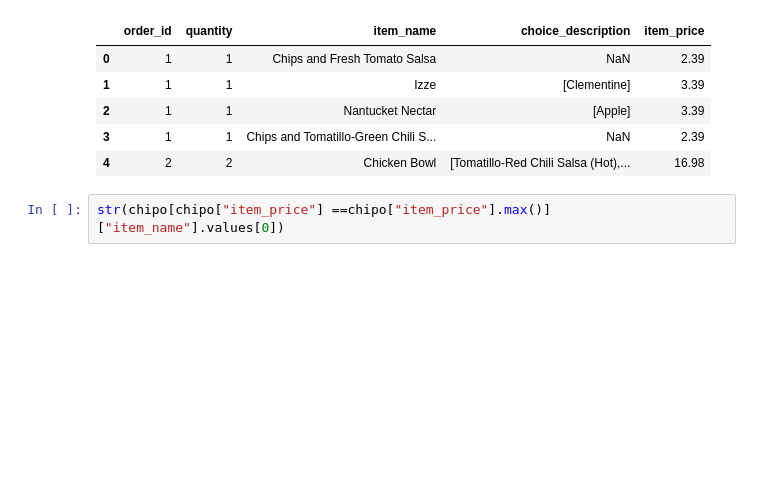
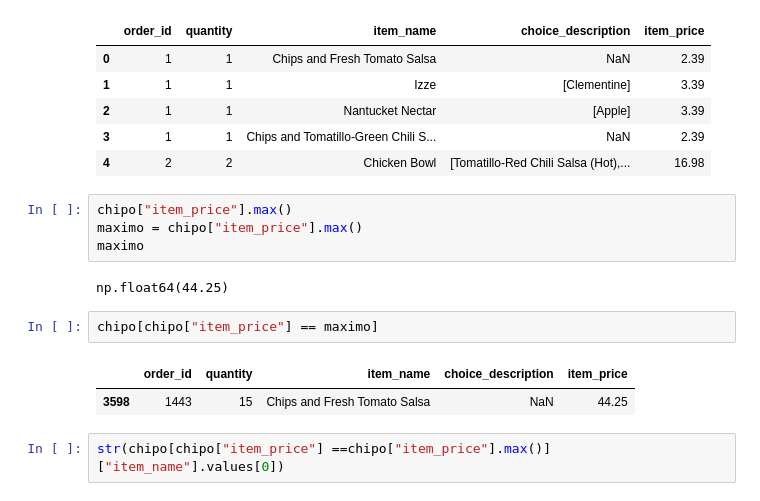
Before and after one commit to hegoithebridge/2503_dsft_thebridge, a Jupyter notebook: 2-Data_Analysis/2-Pandas/Practica/1-Chipotle/Chipotle.ipynb, the cells around one changed output. Drawn from its saved outputs; the diff is of its cells as text; blank space fills up the shorter version.

```diff
--- a/2-Data_Analysis/2-Pandas/Practica/1-Chipotle/Chipotle.ipynb
+++ b/2-Data_Analysis/2-Pandas/Practica/1-Chipotle/Chipotle.ipynb
@@ -69,6 +89,17 @@ chipo.head()
 | 2 | 1 | 1 | Nantucket Nectar | [Apple] | 3.39 |
 | 3 | 1 | 1 | Chips and Tomatillo-Green Chili S... | NaN | 2.39 |
 | 4 | 2 | 2 | Chicken Bowl | [Tomatillo-Red Chili Salsa (Hot),... | 16.98 |
+# %%
+chipo["item_price"].max()
+maximo = chipo["item_price"].max()
+maximo
+# %% [output]
+np.float64(44.25)
+# %%
+chipo[chipo["item_price"] == maximo]
+# %% [output]
+|  | order_id | quantity | item_name | choice_description | item_price |
+| 3598 | 1443 | 15 | Chips and Fresh Tomato Salsa | NaN | 44.25 |
 # %%
 str(chipo[chipo["item_price"] ==chipo["item_price"].max()]["item_name"].values[0])
 # %% [output]
```
Also changed, not shown: parts of 5 cells of this notebook.
